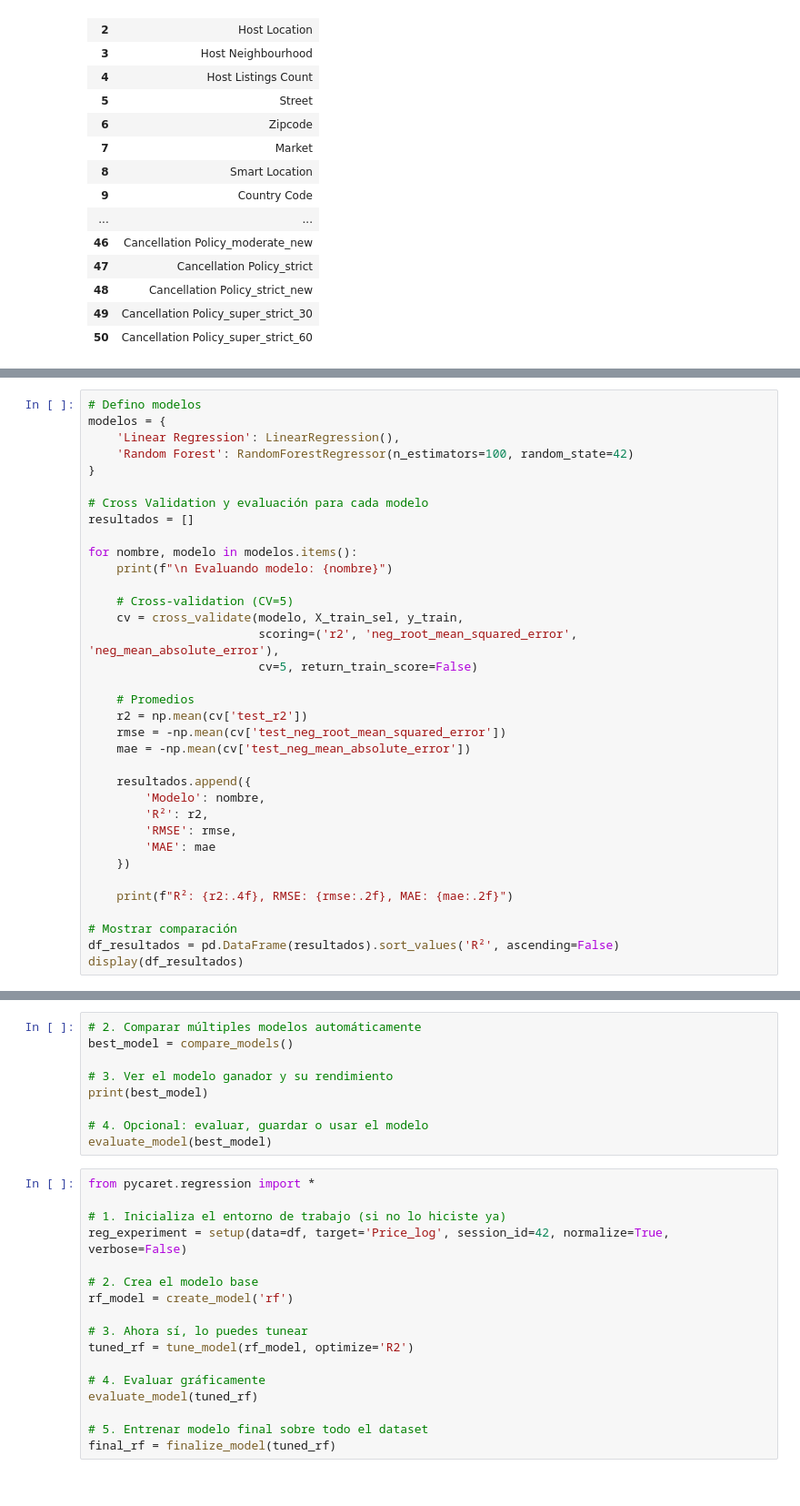
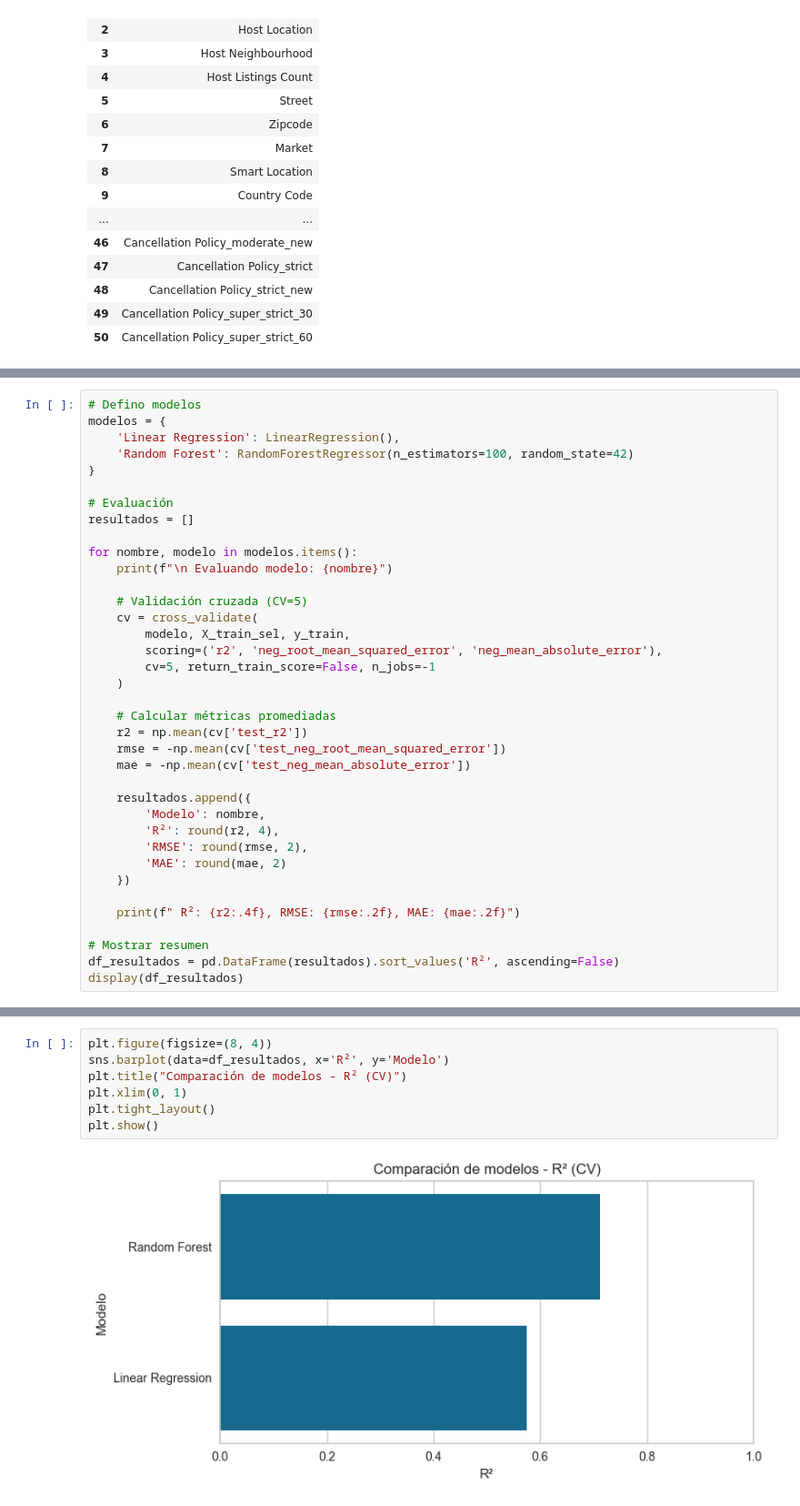
Before and after one commit to gonzalezulises/airbnb-pricing-ml, a Jupyter notebook: notebooks/02_model_training.ipynb, the cells around one changed output, grey strips where cells are left out. Shown: that part at 91% size. Saved outputs shown, nothing was run; the diff lists cells and outputs as text.

Commit message:
modelo de ML creado y evaluado

```diff
--- a/notebooks/02_model_training.ipynb
+++ b/notebooks/02_model_training.ipynb
@@ -212,31 +164,33 @@ modelos = {
     'Random Forest': RandomForestRegressor(n_estimators=100, random_state=42)
 }
 
-# Cross Validation y evaluación para cada modelo
+# Evaluación
 resultados = []
 
 for nombre, modelo in modelos.items():
     print(f"\n Evaluando modelo: {nombre}")
 
-    # Cross-validation (CV=5)
-    cv = cross_validate(modelo, X_train_sel, y_train,
-                        scoring=('r2', 'neg_root_mean_squared_error', 'neg_mean_absolute_error'),
-                        cv=5, return_train_score=False)
+    # Validación cruzada (CV=5)
+    cv = cross_validate(
+        modelo, X_train_sel, y_train,
+        scoring=('r2', 'neg_root_mean_squared_error', 'neg_mean_absolute_error'),
+        cv=5, return_train_score=False, n_jobs=-1
+    )
 
-    # Promedios
+    # Calcular métricas promediadas
     r2 = np.mean(cv['test_r2'])
     rmse = -np.mean(cv['test_neg_root_mean_squared_error'])
     mae = -np.mean(cv['test_neg_mean_absolute_error'])
 
     resultados.append({
         'Modelo': nombre,
-        'R²': r2,
-        'RMSE': rmse,
-        'MAE': mae
+        'R²': round(r2, 4),
+        'RMSE': round(rmse, 2),
+        'MAE': round(mae, 2)
     })
 
-    print(f"R²: {r2:.4f}, RMSE: {rmse:.2f}, MAE: {mae:.2f}")
+    print(f" R²: {r2:.4f}, RMSE: {rmse:.2f}, MAE: {mae:.2f}")
 
-# Mostrar comparación
+# Mostrar resumen
 df_resultados = pd.DataFrame(resultados).sort_values('R²', ascending=False)
 display(df_resultados)
@@ -253,26 +206,9 @@ reg_experiment = setup(
-# %%
-# 2. Comparar múltiples modelos automáticamente
-best_model = compare_models()
-
-# 3. Ver el modelo ganador y su rendimiento
-print(best_model)
-
-# 4. Opcional: evaluar, guardar o usar el modelo
-evaluate_model(best_model)
-# %%
-from pycaret.regression import *
-
-# 1. Inicializa el entorno de trabajo (si no lo hiciste ya)
-reg_experiment = setup(data=df, target='Price_log', session_id=42, normalize=True, verbose=False)
-
-# 2. Crea el modelo base
-rf_model = create_model('rf')
-
-# 3. Ahora sí, lo puedes tunear
-tuned_rf = tune_model(rf_model, optimize='R2')
-
-# 4. Evaluar gráficamente
-evaluate_model(tuned_rf)
-
-# 5. Entrenar modelo final sobre todo el dataset
-final_rf = finalize_model(tuned_rf)
+# %%
+plt.figure(figsize=(8, 4))
+sns.barplot(data=df_resultados, x='R²', y='Modelo')
+plt.title("Comparación de modelos - R² (CV)")
+plt.xlim(0, 1)
+plt.tight_layout()
+plt.show()
+# %% [output]
+[figure, added]
```
Also changed, not shown: parts of 27 cells of this notebook, 2 other files.
